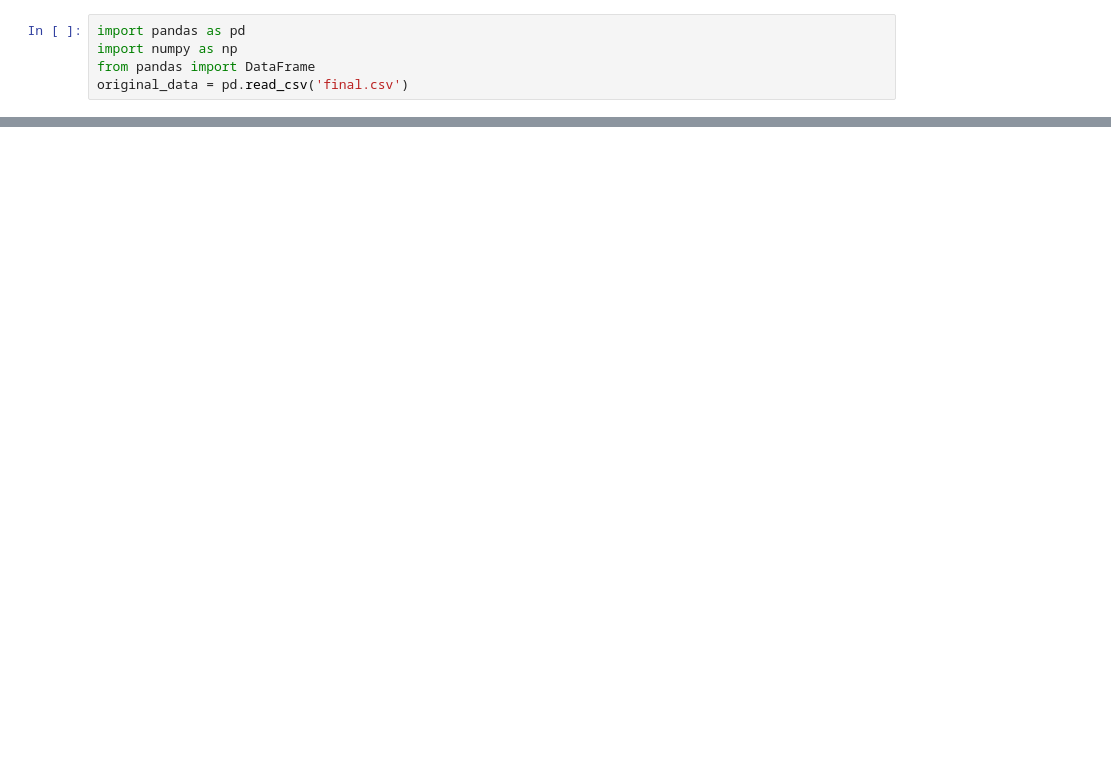
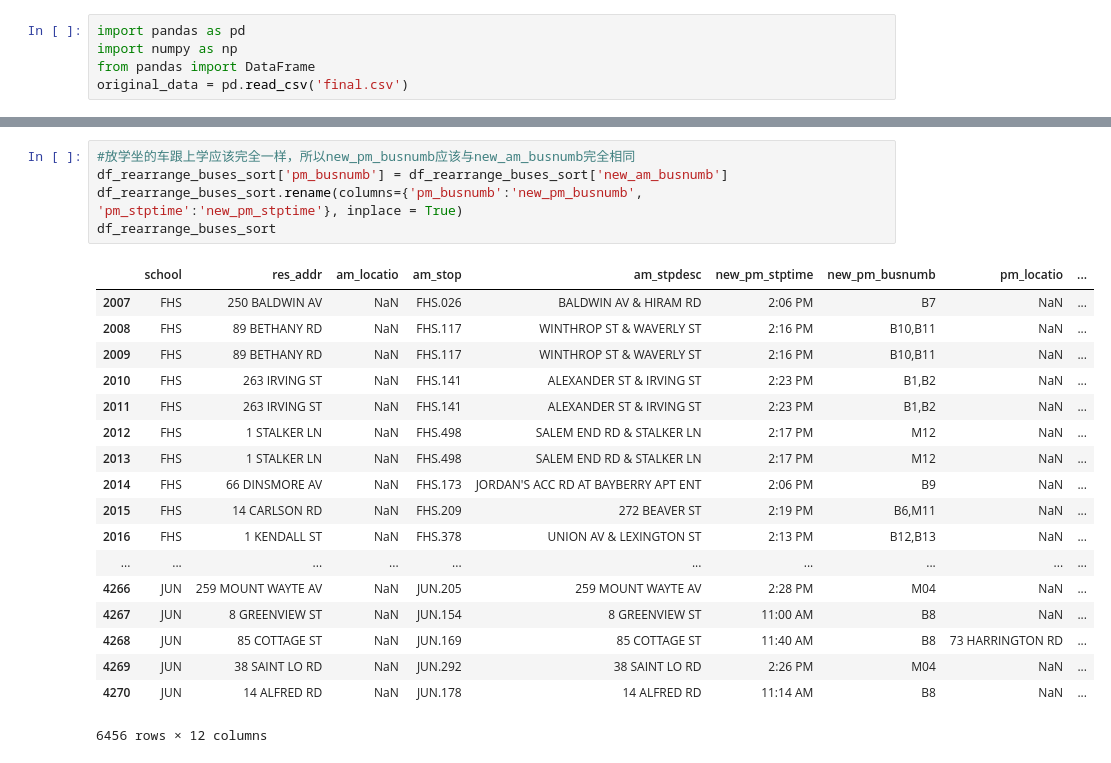
Before and after one commit to YinzhuSU/CS-506-Framingham-Bus-Project, a Jupyter notebook: Processing the final_csv data.ipynb, the cells around one changed output, grey strips where cells are left out. Saved outputs shown, nothing was run; the diff lists cells and outputs as text; blank space fills up the shorter version.

```diff
--- a/Processing the final_csv data.ipynb
+++ b/Processing the final_csv data.ipynb
@@ -249,0 +244,24 @@ df_rearrange_buses_sort.sort_index(axis = 0,ascending = True,by = 'school')
+# %%
+#放学坐的车跟上学应该完全一样，所以new_pm_busnumb应该与new_am_busnumb完全相同
+df_rearrange_buses_sort['pm_busnumb'] = df_rearrange_buses_sort['new_am_busnumb']
+df_rearrange_buses_sort.rename(columns={'pm_busnumb':'new_pm_busnumb', 'pm_stptime':'new_pm_stptime'}, inplace = True)
+df_rearrange_buses_sort
+# %% [output]
+|  | school | res_addr | am_locatio | am_stop | am_stpdesc | new_pm_stptime | new_pm_busnumb | pm_locatio | ... |
+| 2007 | FHS | 250 BALDWIN AV | NaN | FHS.026 | BALDWIN AV & HIRAM RD | 2:06 PM | B7 | NaN | ... |
+| 2008 | FHS | 89 BETHANY RD | NaN | FHS.117 | WINTHROP ST & WAVERLY ST | 2:16 PM | B10,B11 | NaN | ... |
+| 2009 | FHS | 89 BETHANY RD | NaN | FHS.117 | WINTHROP ST & WAVERLY ST | 2:16 PM | B10,B11 | NaN | ... |
+| 2010 | FHS | 263 IRVING ST | NaN | FHS.141 | ALEXANDER ST & IRVING ST | 2:23 PM | B1,B2 | NaN | ... |
+| 2011 | FHS | 263 IRVING ST | NaN | FHS.141 | ALEXANDER ST & IRVING ST | 2:23 PM | B1,B2 | NaN | ... |
+| 2012 | FHS | 1 STALKER LN | NaN | FHS.498 | SALEM END RD & STALKER LN | 2:17 PM | M12 | NaN | ... |
+| 2013 | FHS | 1 STALKER LN | NaN | FHS.498 | SALEM END RD & STALKER LN | 2:17 PM | M12 | NaN | ... |
+| 2014 | FHS | 66 DINSMORE AV | NaN | FHS.173 | JORDAN'S ACC RD AT BAYBERRY APT ENT | 2:06 PM | B9 | NaN | ... |
+| 2015 | FHS | 14 CARLSON RD | NaN | FHS.209 | 272 BEAVER ST | 2:19 PM | B6,M11 | NaN | ... |
+| 2016 | FHS | 1 KENDALL ST | NaN | FHS.378 | UNION AV & LEXINGTON ST | 2:13 PM | B12,B13 | NaN | ... |
+| ... | ... | ... | ... | ... | ... | ... | ... | ... | ... |
+| 4266 | JUN | 259 MOUNT WAYTE AV | NaN | JUN.205 | 259 MOUNT WAYTE AV | 2:28 PM | M04 | NaN | ... |
+| 4267 | JUN | 8 GREENVIEW ST | NaN | JUN.154 | 8 GREENVIEW ST | 11:00 AM | B8 | NaN | ... |
+| 4268 | JUN | 85 COTTAGE ST | NaN | JUN.169 | 85 COTTAGE ST | 11:40 AM | B8 | 73 HARRINGTON RD | ... |
+| 4269 | JUN | 38 SAINT LO RD | NaN | JUN.292 | 38 SAINT LO RD | 2:26 PM | M04 | NaN | ... |
+| 4270 | JUN | 14 ALFRED RD | NaN | JUN.178 | 14 ALFRED RD | 11:14 AM | B8 | NaN | ... |
+6456 rows × 12 columns
```
Also changed, not shown: parts of 23 cells of this notebook, 1 other file.
